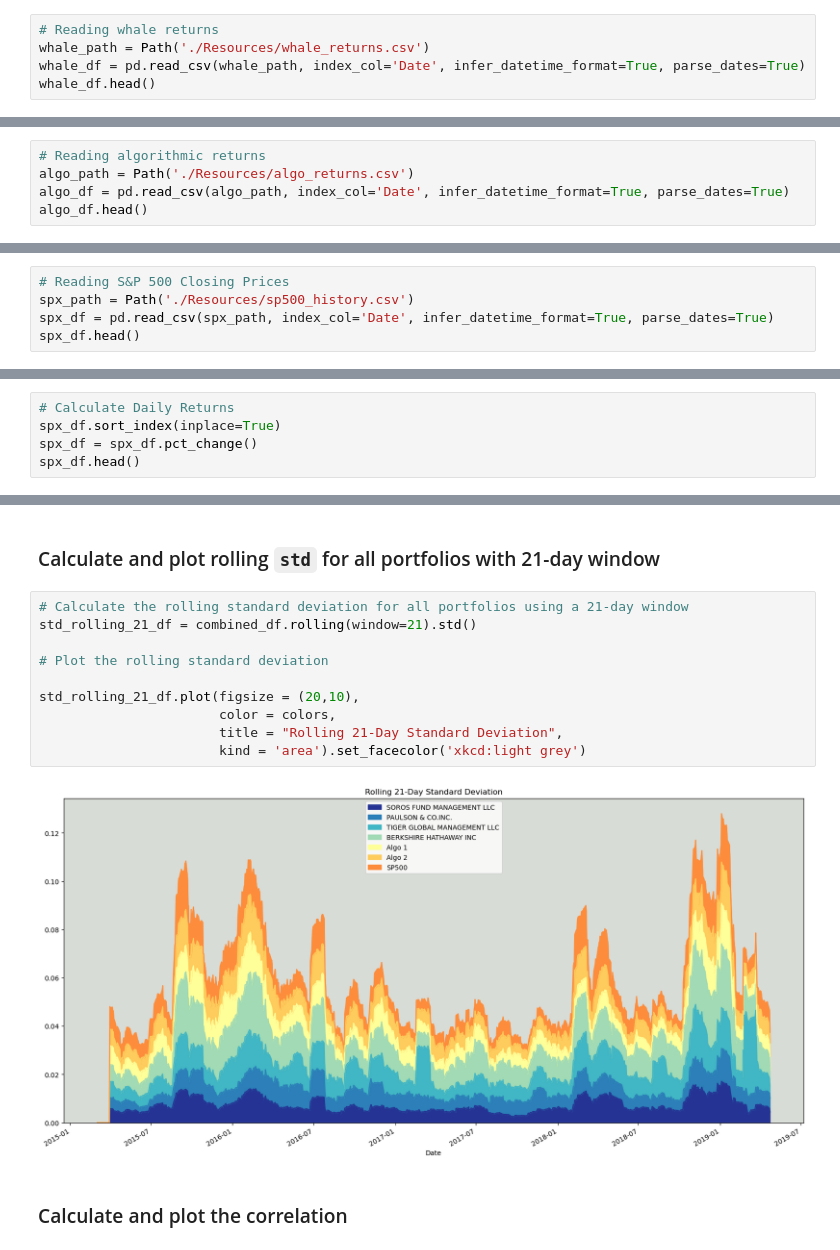
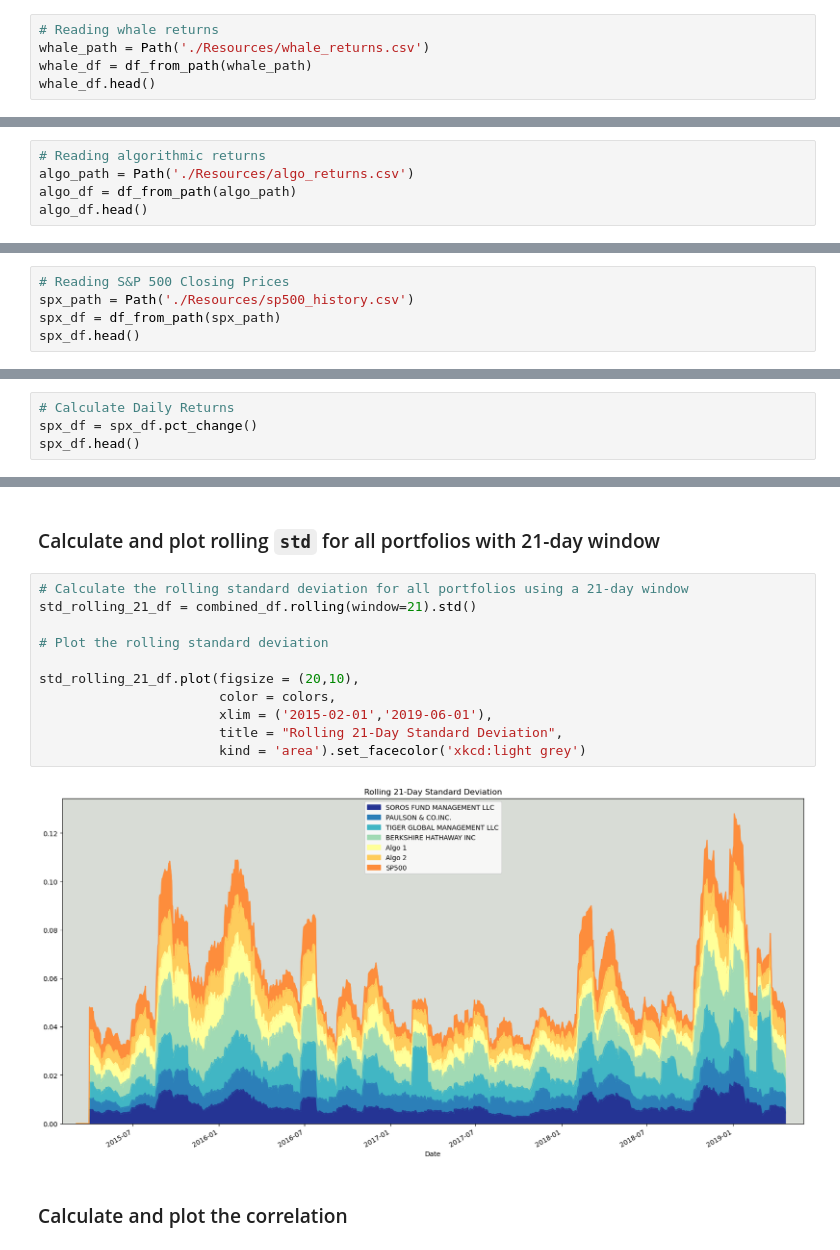
Before and after one commit to OddMerchantStudios/pandas_homework, a Jupyter notebook: whale_analysis.ipynb, the cells around one changed output, grey strips where cells are left out. Cells and saved outputs as stored; diff of their text form.

```diff
--- a/whale_analysis.ipynb
+++ b/whale_analysis.ipynb
@@ -32,7 +40,7 @@ Read the Whale Portfolio daily returns and clean the data
 # %%
 # Reading whale returns
 whale_path = Path('./Resources/whale_returns.csv')
-whale_df = pd.read_csv(whale_path, index_col='Date', infer_datetime_format=True, parse_dates=True)
+whale_df = df_from_path(whale_path)
 whale_df.head()
 # %% [output]
 |  | SOROS FUND MANAGEMENT LLC | PAULSON & CO.INC. | TIGER GLOBAL MANAGEMENT LLC | BERKSHIRE HATHAWAY INC |
@@ -70,7 +78,7 @@ Read the algorithmic daily returns and clean the data
 # %%
 # Reading algorithmic returns
 algo_path = Path('./Resources/algo_returns.csv')
-algo_df = pd.read_csv(algo_path, index_col='Date', infer_datetime_format=True, parse_dates=True)
+algo_df = df_from_path(algo_path)
 algo_df.head()
 # %% [output]
 |  | Algo 1 | Algo 2 |
@@ -106,7 +114,7 @@ Read the S&P 500 historic closing prices and create a new daily returns DataFram
 # %%
 # Reading S&P 500 Closing Prices
 spx_path = Path('./Resources/sp500_history.csv')
-spx_df = pd.read_csv(spx_path, index_col='Date', infer_datetime_format=True, parse_dates=True)
+spx_df = df_from_path(spx_path)
 spx_df.head()
 # %% [output]
 |  | Close |
@@ -132,7 +140,6 @@ Close    float64
 dtype: object
 # %%
 # Calculate Daily Returns
-spx_df.sort_index(inplace=True)
 spx_df = spx_df.pct_change()
 spx_df.head()
 # %% [output]
@@ -313,15 +324,16 @@ Risk changes over time. Analyze the rolling statistics for Risk and Beta.
 # %%
 # Calculate the rolling standard deviation for all portfolios using a 21-day window
 std_rolling_21_df = combined_df.rolling(window=21).std()
 
 # Plot the rolling standard deviation
 
 std_rolling_21_df.plot(figsize = (20,10),
                        color = colors,
+                       xlim = ('2015-02-01','2019-06-01'),
                        title = "Rolling 21-Day Standard Deviation",
                        kind = 'area').set_facecolor('xkcd:light grey')
 # %% [output]
-[figure, old version]
+[figure, new version]
 # %% [markdown]
 ### Calculate and plot the correlation
 # %%
```
Also changed, not shown: parts of 17 cells of this notebook.
